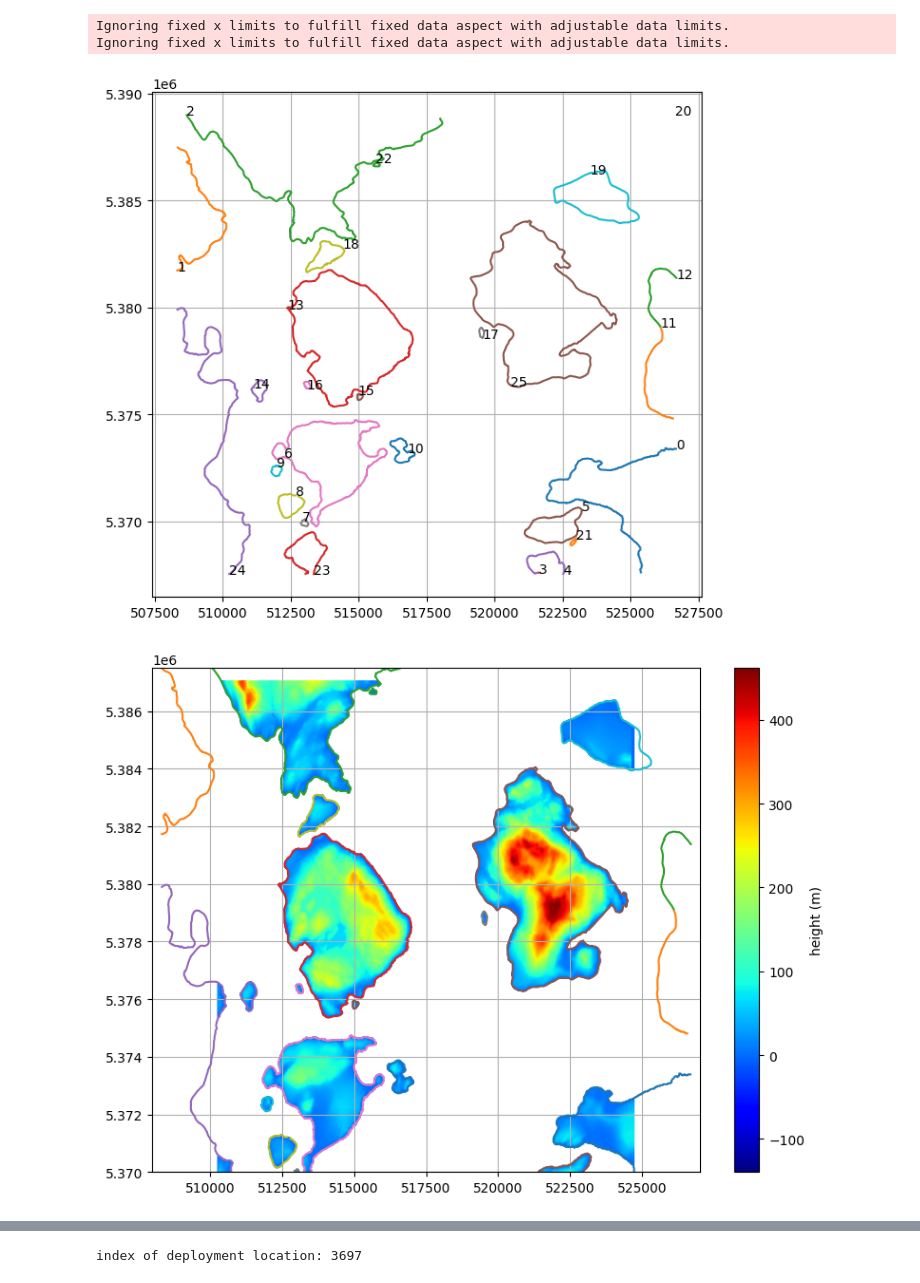
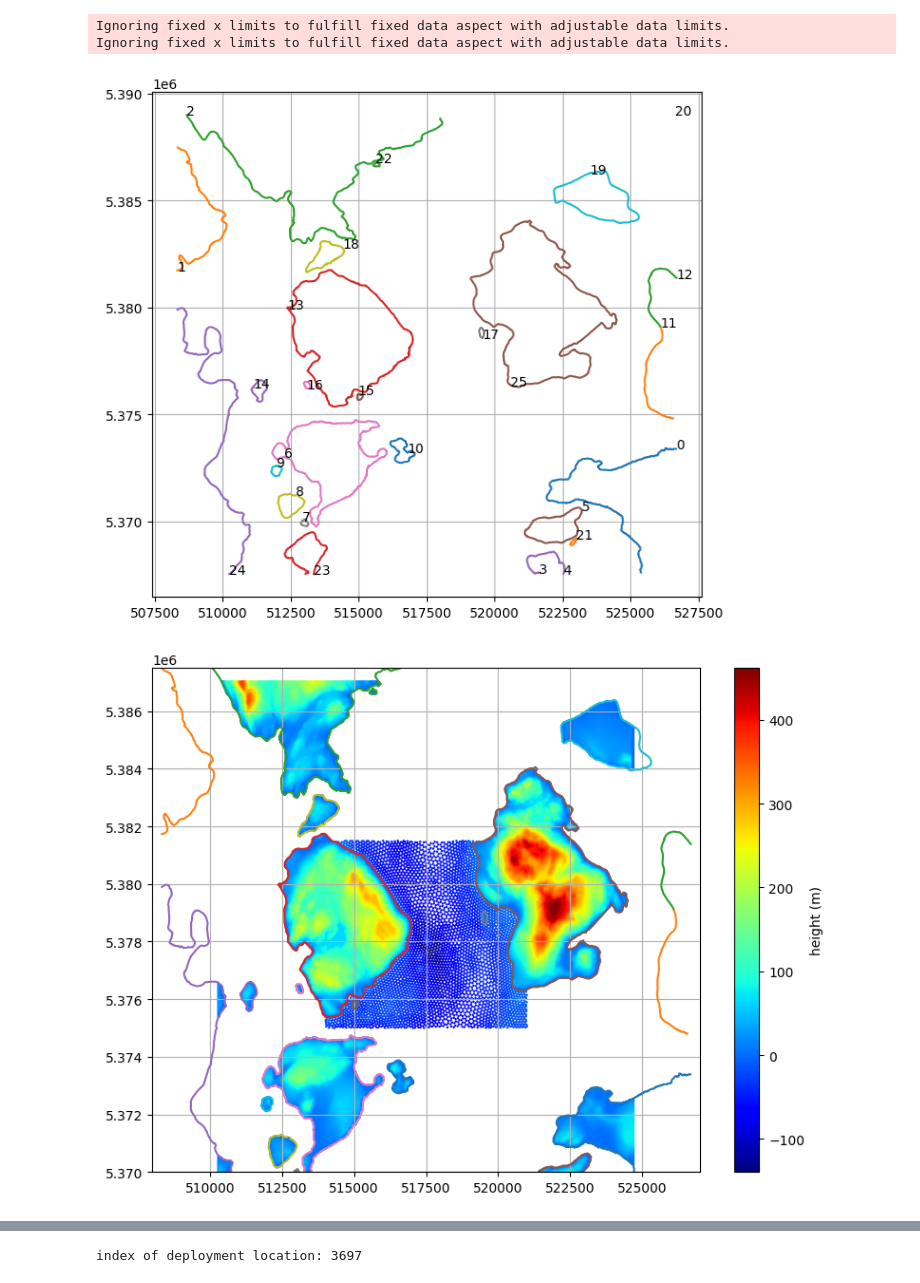
Before and after one commit to kynema/estuary_hfm_mmsei, a Jupyter notebook: tools/FVCOM-dataExtraction/FVCOM-dataExtraction.ipynb, the cells around one changed output, grey strips where cells are left out. Drawn from its saved outputs; the diff is of its cells as text; code cells hidden in the pictures.

Commit message:
Clean up of code up to point of writing terrain data for AMR-Wind.  Should write full bathymetry and land elevation data seamlessly now.

```diff
--- a/tools/FVCOM-dataExtraction/FVCOM-dataExtraction.ipynb
+++ b/tools/FVCOM-dataExtraction/FVCOM-dataExtraction.ipynb
@@ -99,26 +109,16 @@ np.save(reducedPath+'PS_zeta.npy',zeta);
 # numpy format.  That's what gets loaded here.  Still one NetCDF file gets loaded just to get some basic
 # location information.
 
-
-ds = xr.open_dataset(rawPath+'psm_0001.nc',decode_times=False)
-UTMbounds = np.array([[UTMyLo,UTMyHi],[UTMxLo,UTMxHi]])
-UTMcoords = np.where(np.array(ds.yc.values > np.min(UTMbounds[0])) \
-                   & np.array(ds.yc.values < np.max(UTMbounds[0])) \
-                   & np.array(ds.xc.values > np.min(UTMbounds[1])) \
-                   & np.array(ds.xc.values < np.max(UTMbounds[1])))[0]
-
-
-
 time = np.load(reducedPath+'PS_time.npy')
-xBathymetry = np.load(reducedPath+'PS_x.npy');             # east direction
-yBathymetry = np.load(reducedPath+'PS_y.npy');             # north direction
-zBathymetry = -np.load(reducedPath+'PS_h.npy');             # depth
+xBathymetry = np.load(reducedPath+'PS_x.npy');   # east direction
+yBathymetry = np.load(reducedPath+'PS_y.npy');   # north direction
+zBathymetry = -np.load(reducedPath+'PS_h.npy');  # depth
 nv = np.load(reducedPath+'PS_nv.npy');
 siglay = np.load(reducedPath+'PS_siglay.npy');   # normalized depth: sigma = -(z+H)/(zeta+H), where z is height, H is bottom depth, and zeta is sea surface elevation.
 u = np.load(reducedPath+'PS_u.npy');             # east velocity
 v = np.load(reducedPath+'PS_v.npy');             # north velocity
-zeta_node = np.load(reducedPath+'PS_zeta.npy');
-zeta = np.zeros((len(time),len(x)))
+zeta_node = np.load(reducedPath+'PS_zeta.npy');  # water surface elevation at nodes.
+zeta = np.zeros((len(time),len(xBathymetry)))              # water surface elevation at cell centers.
 for t in range(zeta.shape[0]):
     zeta[t,:] = np.mean(zeta_node[t,nv])
 # %%
@@ -127,8 +127,8 @@ for t in range(zeta.shape[0]):
 
 # Use the tools in inflowPrepMMC to convert from the UTM bounds of the FVCOM data to latitude/longitude
 coords = mmc.inflowPrepMMC()
-latLo,lonLo = coords.UTMtoLatLon(np.min(x),np.min(y),UTMzone)
-latHi,lonHi = coords.UTMtoLatLon(np.max(x),np.max(y),UTMzone)
+latLo,lonLo = coords.UTMtoLatLon(np.min(xBathymetry),np.min(yBathymetry),UTMzone)
+latHi,lonHi = coords.UTMtoLatLon(np.max(xBathymetry),np.max(yBathymetry),UTMzone)
 
 # Set up the SRTM data handler.
 srtmBounds = (lonLo, latLo, lonHi, latHi)
@@ -171,7 +174,8 @@ Projecting from EPSG:4326 to EPSG:32610
 sf = shpfl.Reader('/projects/hfm/churchfield/estuary_hfm_mmsei/tools/FVCOM-dataExtraction/w123n48n.shp')
 
 # Extract the Pacific coastline data.  The data is in lat/lon, so convert to UTM.
-waterBody = np.array(sf.shape(45).points)
+indexPacific = 45
+waterBody = np.array(sf.shape(indexPacific).points)
 xWaterBody,yWaterBody,dd = coords.LatLonToUTM(waterBody[:,1],waterBody[:,0],UTMzone)
 
 # The downloaded water body data covers a large geographic extent, so this part cuts it down to a smaller region more
@@ -218,6 +222,7 @@ for i in range(1,len(xWaterBody)-1):
 
 xIsland = xx
 yIsland = yy
+del xx, yy, xx_, yy_
 
 
 # Come up with a terrain elevation map mask to only include data inside the boundaries of islands and disclude anything in the water.
@@ -232,35 +237,36 @@ for i in range(nIsland):
     xyIsland = np.zeros((len(xIsland[i]),2))
     xyIsland[:,0] = xIsland[i]
     xyIsland[:,1] = yIsland[i]
     path = mpath.Path(xyIsland)
     tf = path.contains_points(xyTerrain)
     for j in range(len(tf)):
         if (tf[j]):
             insideMask.append(j)
 
 
 
 
-
+# Plot to show that the single Pacific polygon was properly divided up by island.
 plt.figure(0,figsize=(6.8,6))
 for i in range(len(xIsland)):
     plt.plot(xIsland[i],yIsland[i])
     plt.text(xIsland[i][0],yIsland[i][0],str(i))
 
 
+# Plot to show that the terrain is properly masked to only on-land.  Also plot FVCOM bathymetry data to show how it merges up.
 plt.figure(1,figsize=(8,6))
-plt.scatter(xTerrain[insideMask],yTerrain[insideMask],c=zTerrain[insideMask],s=0.5,cmap='jet',vmin=np.min(-h),vmax=np.max(zTerrain))
-#plt.scatter(xBathymetry,yBathymetry,c=zBathymetry,s=0.5,cmap='jet',vmin=np.min(-h),vmax=np.max(zTerrain))
+plt.scatter(xTerrain[insideMask],yTerrain[insideMask],c=zTerrain[insideMask],s=0.5,cmap='jet',vmin=np.min(zBathymetry),vmax=np.max(zTerrain))
+plt.scatter(xBathymetry,yBathymetry,c=zBathymetry,s=0.5,cmap='jet',vmin=np.min(zBathymetry),vmax=np.max(zTerrain))
 for i in range(len(xIsland)):
     plt.plot(xIsland[i],yIsland[i])
 plt.axis('equal')
 plt.colorbar(label='height (m)')
 plt.xlim((510000,525000))
 plt.ylim((5.37E6,5.3875E6))
 # %% [output]
 (5370000.0, 5387500.0)
 Ignoring fixed x limits to fulfill fixed data aspect with adjustable data limits.
 Ignoring fixed x limits to fulfill fixed data aspect with adjustable data limits.
 [figure]
-[figure, old version]
+[figure, new version]
 # %%
```
Also changed, not shown: parts of 9 cells of this notebook.
